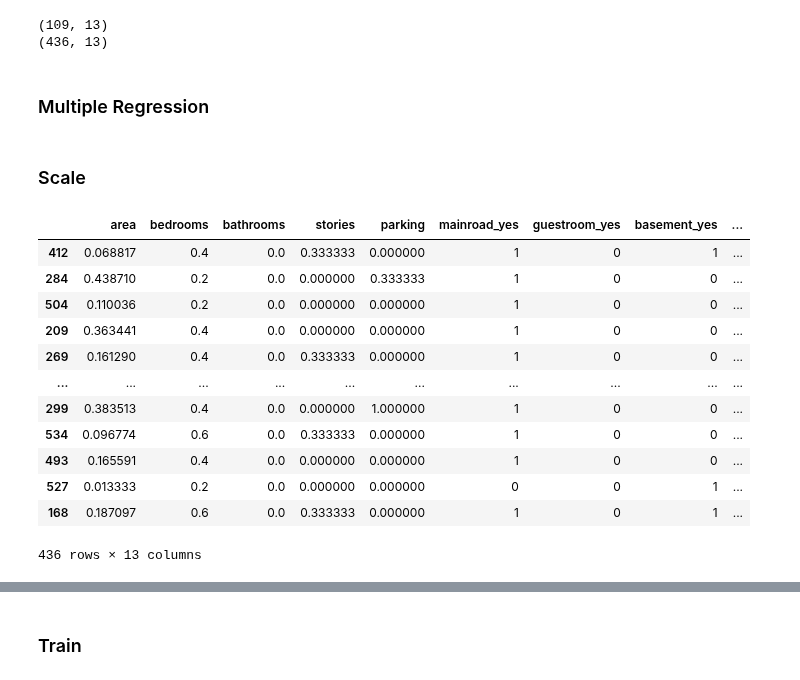
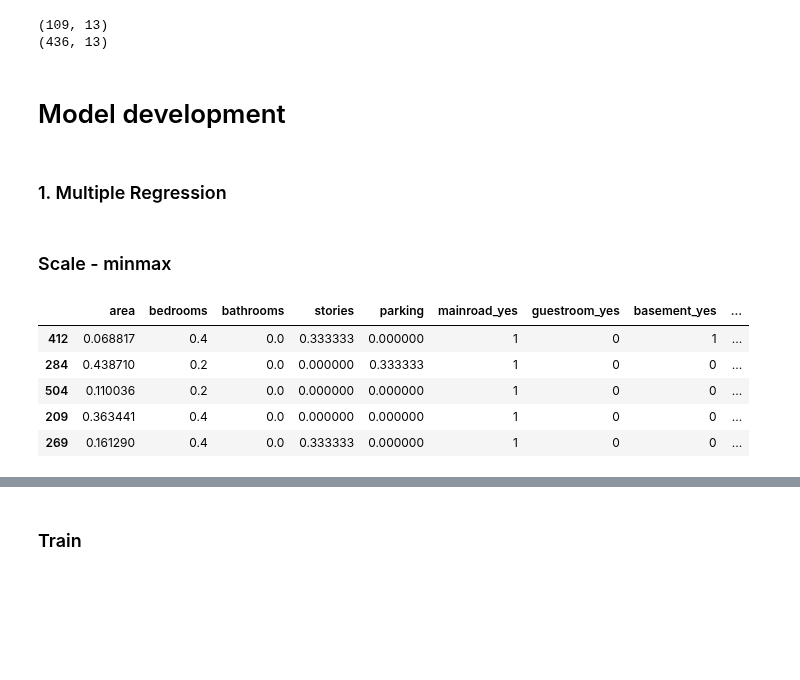
Before and after one commit to ArpapatC/DADS_6003, a Jupyter notebook: ML_6610422033.ipynb, the cells around one changed output, grey strips where cells are left out. Drawn from its saved outputs; the diff is of its cells as text; code cells hidden in the pictures; blank space fills up the shorter version.

```diff
--- a/ML_6610422033.ipynb
+++ b/ML_6610422033.ipynb
@@ -251,10 +267,12 @@ print(x_train.shape)
 # %% [output]
 (109, 13)
 (436, 13)
+# %% [markdown]
+# Model development
 # %% [markdown]
-### Multiple Regression
+### 1. Multiple Regression
 # %% [markdown]
-### Scale
+### Scale - minmax
 # %%
 #x_num = df[["area", "bedrooms", "bathrooms", "stories", "parking"]]
 #x_num.head()
@@ -267,23 +285,16 @@ print(x_train.shape)
 # %%
 from sklearn.preprocessing import MinMaxScaler
 
 minmax = MinMaxScaler()
 x_train[["area", "bedrooms", "bathrooms", "stories", "parking"]] = minmax.fit_transform(x_train[["area", "bedrooms", "bathrooms", "stories", "parking"]])
-x_train
+x_train.head()
 # %% [output]
 |  | area | bedrooms | bathrooms | stories | parking | mainroad_yes | guestroom_yes | basement_yes | ... |
 | 412 | 0.068817 | 0.4 | 0.0 | 0.333333 | 0.000000 | 1 | 0 | 1 | ... |
 | 284 | 0.438710 | 0.2 | 0.0 | 0.000000 | 0.333333 | 1 | 0 | 0 | ... |
 | 504 | 0.110036 | 0.2 | 0.0 | 0.000000 | 0.000000 | 1 | 0 | 0 | ... |
 | 209 | 0.363441 | 0.4 | 0.0 | 0.000000 | 0.000000 | 1 | 0 | 0 | ... |
 | 269 | 0.161290 | 0.4 | 0.0 | 0.333333 | 0.000000 | 1 | 0 | 0 | ... |
-| ... | ... | ... | ... | ... | ... | ... | ... | ... | ... |
-| 299 | 0.383513 | 0.4 | 0.0 | 0.000000 | 1.000000 | 1 | 0 | 0 | ... |
-| 534 | 0.096774 | 0.6 | 0.0 | 0.333333 | 0.000000 | 1 | 0 | 0 | ... |
-| 493 | 0.165591 | 0.4 | 0.0 | 0.000000 | 0.000000 | 1 | 0 | 0 | ... |
-| 527 | 0.013333 | 0.2 | 0.0 | 0.000000 | 0.000000 | 0 | 0 | 1 | ... |
-| 168 | 0.187097 | 0.6 | 0.0 | 0.333333 | 0.000000 | 1 | 0 | 1 | ... |
-436 rows × 13 columns
 # %%
 from sklearn.preprocessing import MinMaxScaler
 
```
Also changed, not shown: parts of 33 cells of this notebook.
